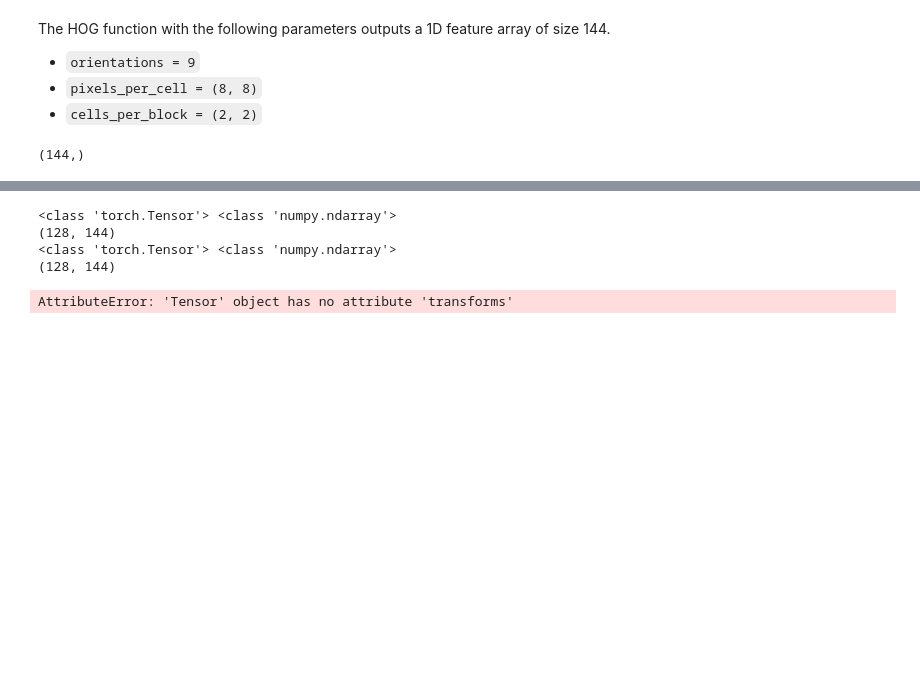
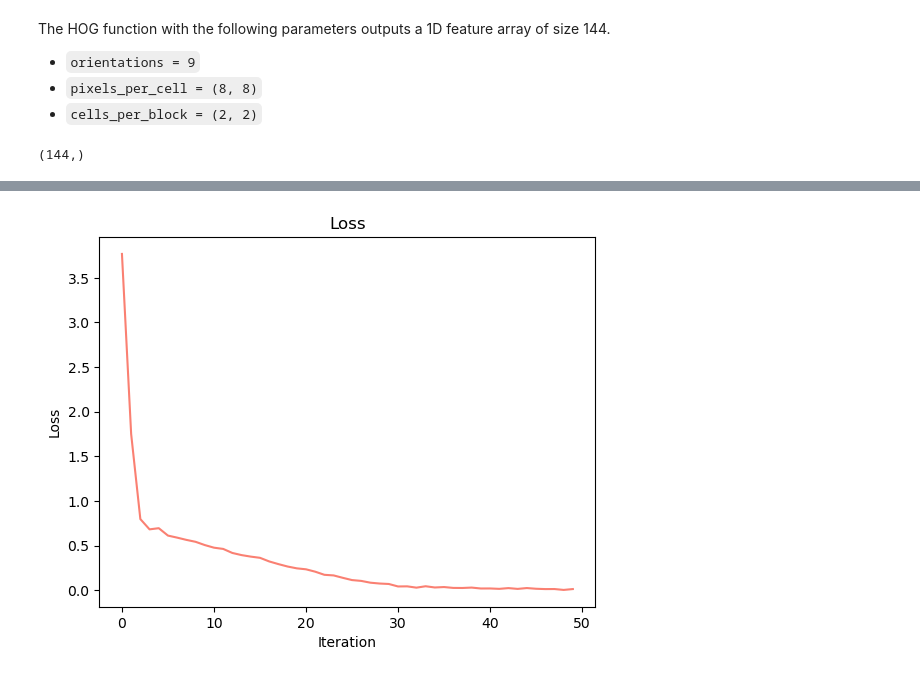
Before and after one commit to fongc123/notes, a Jupyter notebook: src/image processing/hog_mnist_2.ipynb, the cells around one changed output, grey strips where cells are left out. Cells and saved outputs as stored; diff of their text form; code cells hidden in the pictures; blank space fills up the shorter version.

```diff
--- a/src/image processing/hog_mnist_2.ipynb
+++ b/src/image processing/hog_mnist_2.ipynb
@@ -122,32 +131,34 @@ The model will traverse the entire dataset `num_epochs` times. In each epoch, th
 # %%
 # train model
-counter = 0
-
 losses = []
 num_epochs = 2
 for it in range(num_epochs):
     for images, labels in train_loader:
         # apply OneHotEncoder to labels (after reshaping)
         labels = enc.transform(labels.reshape(-1, 1))
+        labels = torch.from_numpy(labels).type(torch.LongTensor).to(device)
 
-        # apply HOG to images
-        print(type(images), type(labels))
+        # apply HOG to images and convert to tensors
         features = np.array([ apply_hog(img[0]) for img in images ])
-        print(features.shape)
+        features = torch.from_numpy(features).to(device)
 
-        # convert to tensors
-        features = torch.from_numpy(features).float().to(device)
-        labels = torch.from_numpy(labels).float().to(device)
+        # forward pass
+        outputs = model(features)
+        loss = criterion(outputs, labels)
+        losses.append(loss.item())
 
-        counter += 1
-        if counter >= 0:
-            break
+        # backward pass
+        loss.backward()
+
+        # update parameters
+        optimizer.step()
+        optimizer.zero_grad()
-# %% [output]
-<class 'torch.Tensor'> <class 'numpy.ndarray'>
-(128, 144)
-<class 'torch.Tensor'> <class 'numpy.ndarray'>
-(128, 144)
-# %%
-torch.tensor([ 1, 2, 3]).transforms.Lambda(apply_hog)
-# %% [output]
-AttributeError: 'Tensor' object has no attribute 'transforms'
+# %%
+# plot loss
+plt.plot(losses[:50], c = "salmon")
+plt.title("Loss")
+plt.xlabel("Iteration")
+plt.ylabel("Loss")
+plt.show()
+# %% [output]
+[figure, added]
```
Also changed, not shown: parts of 8 cells of this notebook.
